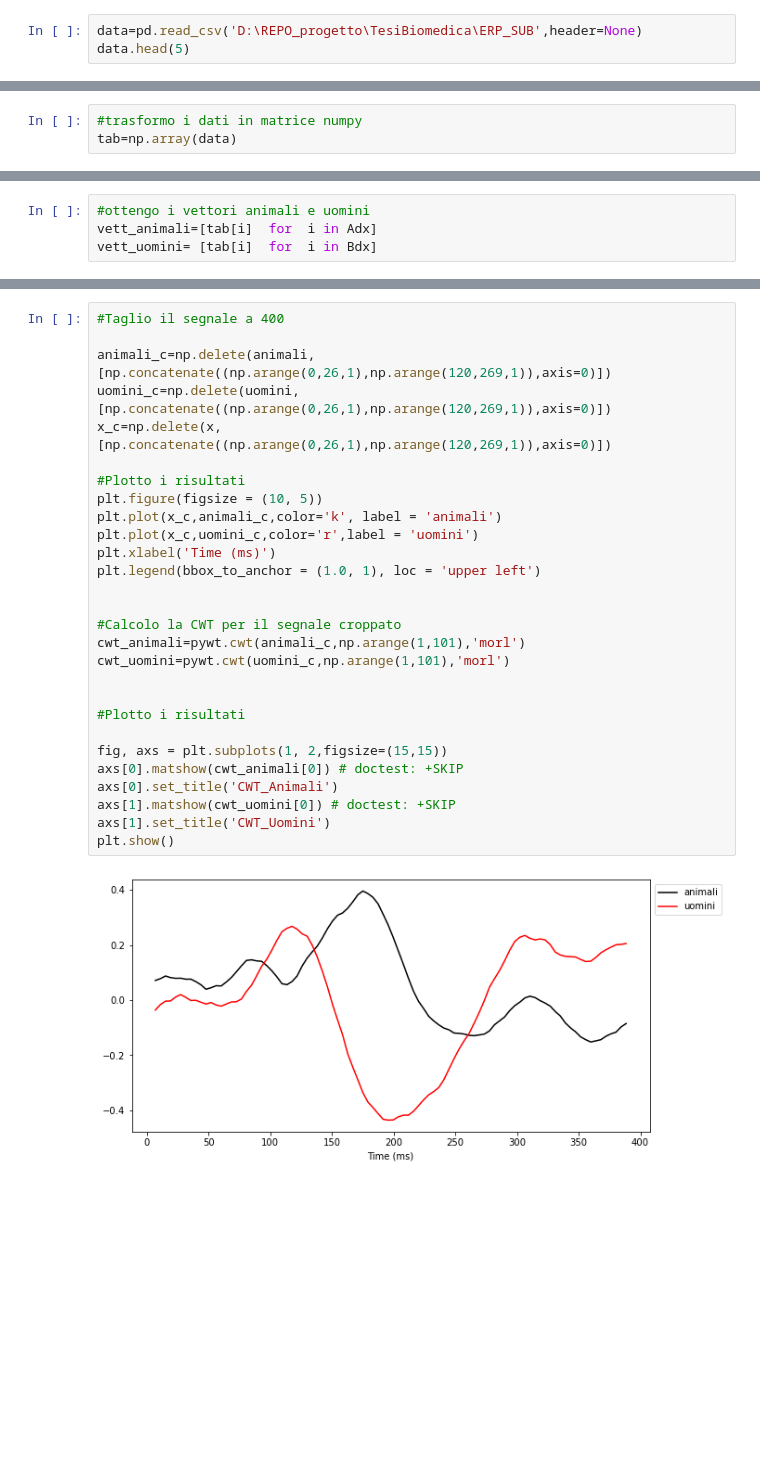
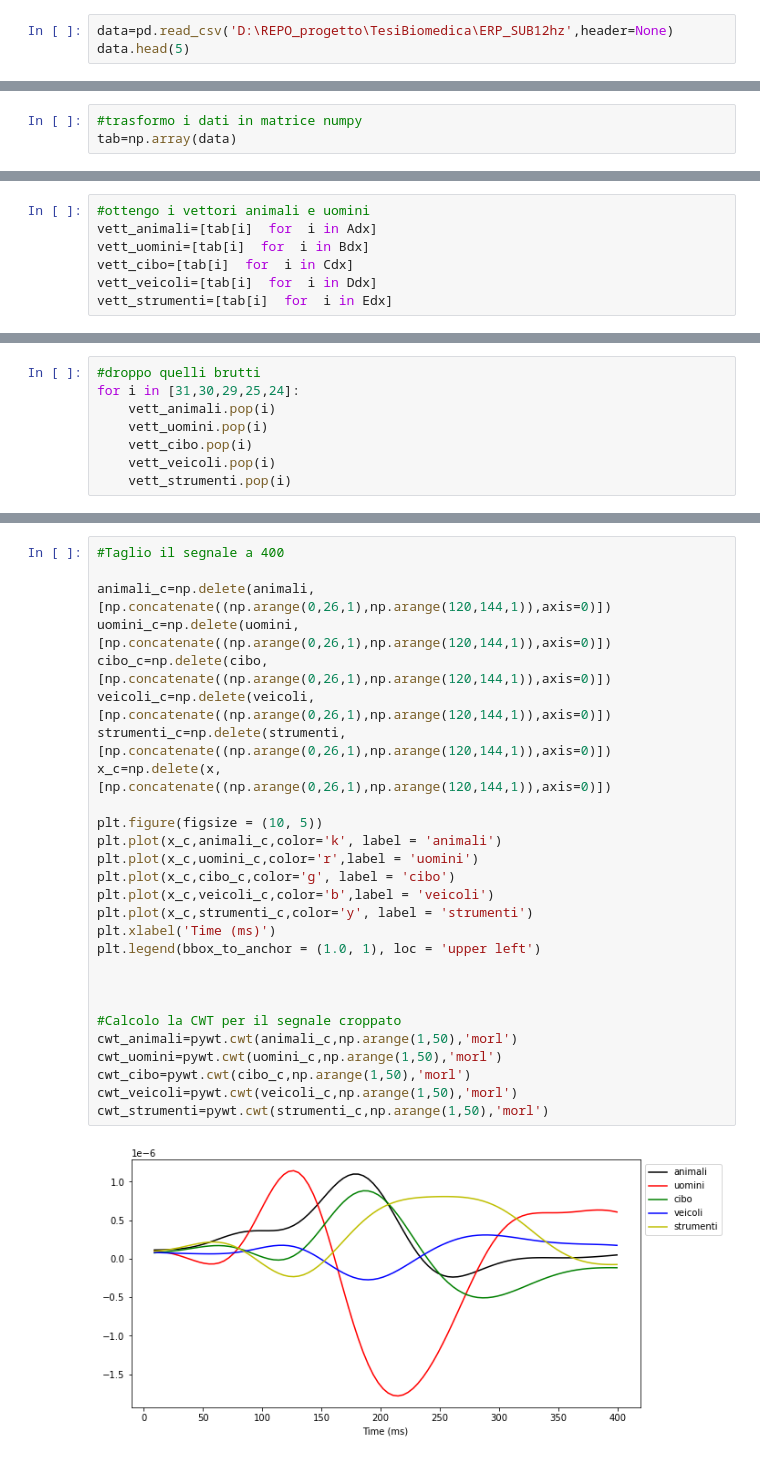
Before and after one commit to Diego41ITA/EEG-analysis, a Jupyter notebook: Read ERP_CWT.ipynb, the cells around one changed output, grey strips where cells are left out. Drawn from its saved outputs; the diff is of its cells as text; blank space fills up the shorter version.

```diff
--- a/Read ERP_CWT.ipynb
+++ b/Read ERP_CWT.ipynb
@@ -10,7 +10,7 @@ import scipy
 import pywt
 from sklearn import svm
 # %%
-data=pd.read_csv('D:\REPO_progetto\TesiBiomedica\ERP_SUB',header=None)
+data=pd.read_csv('D:\REPO_progetto\TesiBiomedica\ERP_SUB12hz',header=None)
 data.head(5)
 # %% [output]
 |  | 0 | 1 | 2 | 3 | 4 | 5 | 6 | 7 | 8 | 9 | ... | ... |
@@ -43,5 +62,8 @@ Bdx=np.arange(1,60,2)
 # %%
 #ottengo i vettori animali e uomini
 vett_animali=[tab[i]  for  i in Adx]
-vett_uomini= [tab[i]  for  i in Bdx]
+vett_uomini=[tab[i]  for  i in Bdx]
+vett_cibo=[tab[i]  for  i in Cdx]
+vett_veicoli=[tab[i]  for  i in Ddx]
+vett_strumenti=[tab[i]  for  i in Edx]
 # %%
@@ -51,3 +81,11 @@ len(vett_animali)
+# %%
+#droppo quelli brutti
+for i in [31,30,29,25,24]:
+    vett_animali.pop(i)
+    vett_uomini.pop(i)
+    vett_cibo.pop(i)
+    vett_veicoli.pop(i)
+    vett_strumenti.pop(i)
 # %%
 #Calcolo la media
 animali=0
@@ -71,30 +128,29 @@ plt.plot(x,uomini)
 # %%
 #Taglio il segnale a 400
 
-animali_c=np.delete(animali,[np.concatenate((np.arange(0,26,1),np.arange(120,269,1)),axis=0)])
-uomini_c=np.delete(uomini,[np.concatenate((np.arange(0,26,1),np.arange(120,269,1)),axis=0)])
-x_c=np.delete(x,[np.concatenate((np.arange(0,26,1),np.arange(120,269,1)),axis=0)])
+animali_c=np.delete(animali,[np.concatenate((np.arange(0,26,1),np.arange(120,144,1)),axis=0)])
+uomini_c=np.delete(uomini,[np.concatenate((np.arange(0,26,1),np.arange(120,144,1)),axis=0)])
+cibo_c=np.delete(cibo,[np.concatenate((np.arange(0,26,1),np.arange(120,144,1)),axis=0)])
+veicoli_c=np.delete(veicoli,[np.concatenate((np.arange(0,26,1),np.arange(120,144,1)),axis=0)])
+strumenti_c=np.delete(strumenti,[np.concatenate((np.arange(0,26,1),np.arange(120,144,1)),axis=0)])
+x_c=np.delete(x,[np.concatenate((np.arange(0,26,1),np.arange(120,144,1)),axis=0)])
 
-#Plotto i risultati
 plt.figure(figsize = (10, 5))
 plt.plot(x_c,animali_c,color='k', label = 'animali')
 plt.plot(x_c,uomini_c,color='r',label = 'uomini')
+plt.plot(x_c,cibo_c,color='g', label = 'cibo')
+plt.plot(x_c,veicoli_c,color='b',label = 'veicoli')
+plt.plot(x_c,strumenti_c,color='y', label = 'strumenti')
 plt.xlabel('Time (ms)')
 plt.legend(bbox_to_anchor = (1.0, 1), loc = 'upper left')
 
 
+
 #Calcolo la CWT per il segnale croppato
-cwt_animali=pywt.cwt(animali_c,np.arange(1,101),'morl')
-cwt_uomini=pywt.cwt(uomini_c,np.arange(1,101),'morl')
-
-
-#Plotto i risultati
-
-fig, axs = plt.subplots(1, 2,figsize=(15,15))
-axs[0].matshow(cwt_animali[0]) # doctest: +SKIP
-axs[0].set_title('CWT_Animali')
-axs[1].matshow(cwt_uomini[0]) # doctest: +SKIP
-axs[1].set_title('CWT_Uomini')
-plt.show()
+cwt_animali=pywt.cwt(animali_c,np.arange(1,50),'morl')
+cwt_uomini=pywt.cwt(uomini_c,np.arange(1,50),'morl')
+cwt_cibo=pywt.cwt(cibo_c,np.arange(1,50),'morl')
+cwt_veicoli=pywt.cwt(veicoli_c,np.arange(1,50),'morl')
+cwt_strumenti=pywt.cwt(strumenti_c,np.arange(1,50),'morl')
 # %% [output]
-[figure, old version]
+[figure, new version]
```
Also changed, not shown: parts of 21 cells of this notebook.
